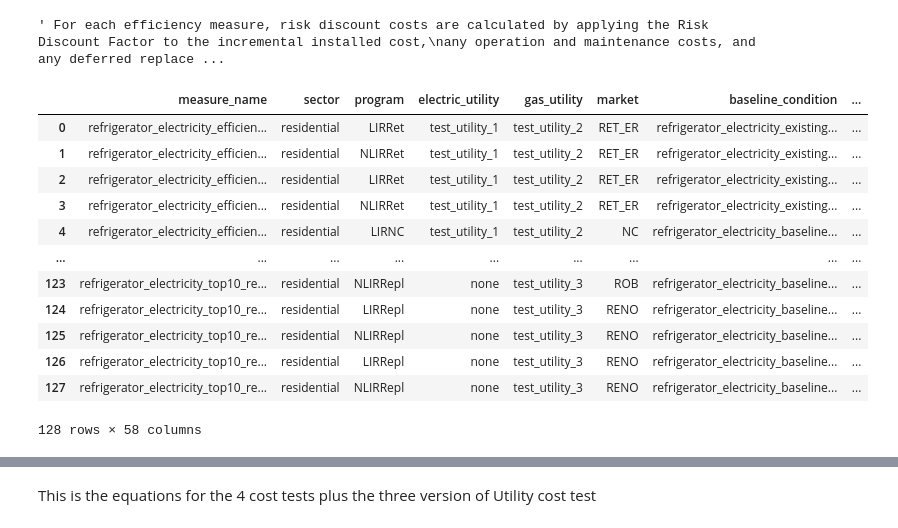
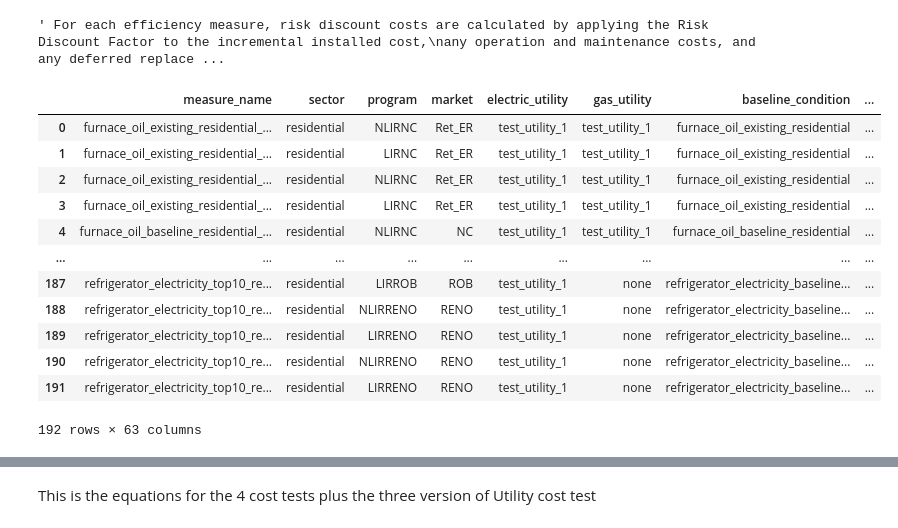
Before and after one commit to NV5-Optimal/Potential_Study_Tool_Prototype, a Jupyter notebook: 010_Avoided_Cost_Benefits_For_Tests.ipynb, the cells around one changed output, grey strips where cells are left out. Drawn from its saved outputs; the diff is of its cells as text; code cells hidden in the pictures.

Commit message:
avoided cost final reset

```diff
--- a/010_Avoided_Cost_Benefits_For_Tests.ipynb
+++ b/010_Avoided_Cost_Benefits_For_Tests.ipynb
@@ -218,6 +228,7 @@ def weighted_column_sum(df, weights_row, columns=None, fill_value=0.0):
 #Excel QC complete
 # %%
 # Line Losses
-line_losses = pd.read_excel("010_input/15_Line_Losses.xlsx")
+line_losses = pd.read_excel("010_input/00_Master_Input_Template.xlsx", sheet_name= "15_line_losses")
 clean_column_names(line_losses)
+clean_values(line_losses)
 # %% [output]
@@ -465,7 +490,8 @@ def calculate_lifetime_savings(measure_savings, avoided_cost_series, measure_lif
 df['natural_gas_savings_value'] = df.apply(
     lambda row: calculate_lifetime_savings(
         row['measure_natural_gas_savings'],
-        avoided_costs.set_index('year')['natural_gas_usdpermmbtu'],
+        avoided_costs.set_index('year')['natural_gas_residential_usdpermmbtu'], #to be fixed
+        #avoided_costs.set_index('year')['natural_gas_usdpermmbtu'],
         int(row['measure_life_(yrs)'])
     ),
     axis=1
@@ -559,8 +585,8 @@ df['other_fuel_savings_value'] = df['fuel_oil_savings_value'] + df['propane_savi
 # NPV of O&M savings over measure lifetime
 # Each year's O&M savings is discounted back to present value using compounding discount rate
 real_discount_rate = 0.03
-df['annual_oandm_savings'] = df['annual_oandm_cost']
-# df['annual_oandm_savings'] = df['annual_oandm_savings_(usd)']
+# df['annual_oandm_savings'] = df['annual_oandm_cost']
+df['annual_oandm_savings'] = df['annual_oandm_savings_(usd)']
  #will be changed to savings
 
 def calculate_oandm_npv(row):
@@ -715,7 +744,7 @@ df['total_incentive_value'] = df['electric_utility_incentive_value'] + df['natur
 # %%
 ### Program Costs
 # from 14_program costs
-programs = pd.read_excel("010_input/14_Programs.xlsx")
+programs = pd.read_excel("010_input/00_Master_Input_Template.xlsx", "14_programs")
 clean_column_names(programs)
 
 # will also need to adjust each utilities program costs allowing for non overlap in the fuel type groupings
@@ -866,3 +895,4 @@ df = pd.concat([df, prog_costs_df], axis=1)
 for col in ['electric_utility_nonmeasure_program_cost', 'natural_gas_utility_nonmeasure_program_costs', 'nonutility_nonmeasure_program_costs']:
     if col not in df.columns:
         df[col] = 0.0
+df
@@ -887,6 +931,19 @@ The societal or total resource cost-effectiveness test costs are added to the so
 # %% [output]
 ' For each efficiency measure, risk discount costs are calculated by applying the Risk Discount Factor to the incremental installed cost,\nany operation and maintenance costs, and any deferred replace ...
 # %%
+avoided_costs_ghg = pd.read_excel("010_input/00_Master_Input_Template.xlsx", sheet_name= "12_avoided_costs_ghg")
+clean_column_names(avoided_costs_ghg)
+clean_values(avoided_costs_ghg)
+
+real_discount_rate = 0.03
+
+dollar_columns = [col for col in avoided_costs_ghg.columns if 'usd' in col.lower()]
+avoided_costs_ghg['base_year'] = avoided_costs_ghg['year'].min()
+# Apply discount formula to each dollar column
+for col in dollar_columns:
+    avoided_costs_ghg[col] = avoided_costs_ghg[col] / ((1 + real_discount_rate) ** (avoided_costs_ghg['year'] - avoided_costs_ghg['base_year']))
+avoided_costs_ghg
+
 def compute_ghg_lifetime_savings(row, ghg_type, suffix):
     """
     Compute total GHG savings value across measure lifetime.
@@ -909,13 +966,14 @@ def compute_ghg_lifetime_savings(row, ghg_type, suffix):
     else:
         loadshape_row = loadshapes.iloc[0]
 
-    # Find columns for this gas type
-    ghg_cols = [col for col in avoided_costs.columns if ghg_type in col.lower()]
-    avoided_costs_ghg = avoided_costs[ghg_cols].copy()
-    avoided_costs_ghg.columns = [col.replace(suffix, '') for col in avoided_costs_ghg.columns]
+    # Find columns for this gas type and create a filtered dataframe
+    ghg_cols = [col for col in avoided_costs_ghg.columns if ghg_type in col.lower()]
+    avoided_costs_ghg_filtered = avoided_costs_ghg[['year'] + ghg_cols].copy()
+    # Remove suffix from column names to match loadshape columns
+    avoided_costs_ghg_filtered.columns = ['year'] + [col.replace(suffix, '') for col in ghg_cols]
 
     # Find common columns
-    common = list(loadshapes.columns.intersection(avoided_costs_ghg.columns).intersection(line_losses.columns))
+    common = list(loadshapes.columns.intersection(avoided_costs_ghg_filtered.columns).intersection(line_losses.columns))
 
     # Get loadshape values for common columns
     loadshape_vector = loadshape_row[common].astype(float).fillna(0)
@@ -923,50 +981,50 @@ def compute_ghg_lifetime_savings(row, ghg_type, suffix):
     # Get line losses
     losses = line_losses.loc[0, common].astype(float).fillna(0)
 
     total_cost = 0.0
-    base_year = avoided_costs['year'].min()
+    base_year = avoided_costs_ghg_filtered['year'].min()
 
     # For each year in the measure life
     for year_offset in range(1, measure_life + 1):
         target_year = base_year + year_offset - 1
 
         # Get avoided costs for this year (or use last available if beyond data)
-        if target_year in avoided_costs['year'].values:
-            year_costs = avoided_costs_ghg[avoided_costs['year'] == target_year][common].iloc[0].astype(float).fillna(0)
+        if target_year in avoided_costs_ghg_filtered['year'].values:
+            year_costs = avoided_costs_ghg_filtered[avoided_costs_ghg_filtered['year'] == target_year][common].iloc[0].astype(float).fillna(0)
         else:
             # Use last available year if beyond data range
-            year_costs = avoided_costs_ghg[common].iloc[-1].astype(float).fillna(0)
+            year_costs = avoided_costs_ghg_filtered[common].iloc[-1].astype(float).fillna(0)
 
         # Compute weighted sum for this year (loadshape * (1 + line_loss) * avoided_cost)
         adjusted_weights = year_costs * (1 + losses)
         year_value = loadshape_vector.dot(adjusted_weights)
 
         # Sum up total cost (no discounting since avoided_costs are already NPVed)
         total_cost += elec_savings * year_value
 
     return total_cost
 
 # Calculate GHG savings for each gas type
 for ghg, suffix in [('carbon', '_usdperkwh_carbon'), ('n2o', '_usdperkwh_n2o'), ('ch4', '_usdperkwh_ch4')]:
     df[f'electric_{ghg}_savings_value'] = df.apply(
         lambda row: compute_ghg_lifetime_savings(row, ghg, suffix),
         axis=1
     )
 df
 # %% [output]
-|  | measure_name | sector | program | electric_utility | gas_utility | market | baseline_condition | ... |
-| 0 | refrigerator_electricity_efficien... | residential | LIRRet | test_utility_1 | test_utility_2 | RET_ER | refrigerator_electricity_existing... | ... |
-| 1 | refrigerator_electricity_efficien... | residential | NLIRRet | test_utility_1 | test_utility_2 | RET_ER | refrigerator_electricity_existing... | ... |
-| 2 | refrigerator_electricity_efficien... | residential | LIRRet | test_utility_1 | test_utility_2 | RET_ER | refrigerator_electricity_existing... | ... |
-| 3 | refrigerator_electricity_efficien... | residential | NLIRRet | test_utility_1 | test_utility_2 | RET_ER | refrigerator_electricity_existing... | ... |
-| 4 | refrigerator_electricity_efficien... | residential | LIRNC | test_utility_1 | test_utility_2 | NC | refrigerator_electricity_baseline... | ... |
+|  | measure_name | sector | program | market | electric_utility | gas_utility | baseline_condition | ... |
+| 0 | furnace_oil_existing_residential_... | residential | NLIRNC | Ret_ER | test_utility_1 | test_utility_1 | furnace_oil_existing_residential | ... |
+| 1 | furnace_oil_existing_residential_... | residential | LIRNC | Ret_ER | test_utility_1 | test_utility_1 | furnace_oil_existing_residential | ... |
+| 2 | furnace_oil_existing_residential_... | residential | NLIRNC | Ret_ER | test_utility_1 | test_utility_1 | furnace_oil_existing_residential | ... |
+| 3 | furnace_oil_existing_residential_... | residential | LIRNC | Ret_ER | test_utility_1 | test_utility_1 | furnace_oil_existing_residential | ... |
+| 4 | furnace_oil_baseline_residential_... | residential | NLIRNC | NC | test_utility_1 | test_utility_1 | furnace_oil_baseline_residential | ... |
 | ... | ... | ... | ... | ... | ... | ... | ... | ... |
-| 123 | refrigerator_electricity_top10_re... | residential | NLIRRepl | none | test_utility_3 | ROB | refrigerator_electricity_baseline... | ... |
-| 124 | refrigerator_electricity_top10_re... | residential | LIRRepl | none | test_utility_3 | RENO | refrigerator_electricity_baseline... | ... |
-| 125 | refrigerator_electricity_top10_re... | residential | NLIRRepl | none | test_utility_3 | RENO | refrigerator_electricity_baseline... | ... |
-| 126 | refrigerator_electricity_top10_re... | residential | LIRRepl | none | test_utility_3 | RENO | refrigerator_electricity_baseline... | ... |
-| 127 | refrigerator_electricity_top10_re... | residential | NLIRRepl | none | test_utility_3 | RENO | refrigerator_electricity_baseline... | ... |
+| 187 | refrigerator_electricity_top10_re... | residential | LIRROB | ROB | test_utility_1 | none | refrigerator_electricity_baseline... | ... |
+| 188 | refrigerator_electricity_top10_re... | residential | NLIRRENO | RENO | test_utility_1 | none | refrigerator_electricity_baseline... | ... |
+| 189 | refrigerator_electricity_top10_re... | residential | LIRRENO | RENO | test_utility_1 | none | refrigerator_electricity_baseline... | ... |
+| 190 | refrigerator_electricity_top10_re... | residential | NLIRRENO | RENO | test_utility_1 | none | refrigerator_electricity_baseline... | ... |
+| 191 | refrigerator_electricity_top10_re... | residential | LIRRENO | RENO | test_utility_1 | none | refrigerator_electricity_baseline... | ... |
-128 rows × 58 columns
+192 rows × 63 columns
 # %%
 # Externalities (GHG) calculations for all fuel types
 # For each GHG type (carbon, n2o, ch4), process all fuel-type columns and compute lifetime NPV savings
```
Also changed, not shown: parts of 16 cells of this notebook, 41 other files.
